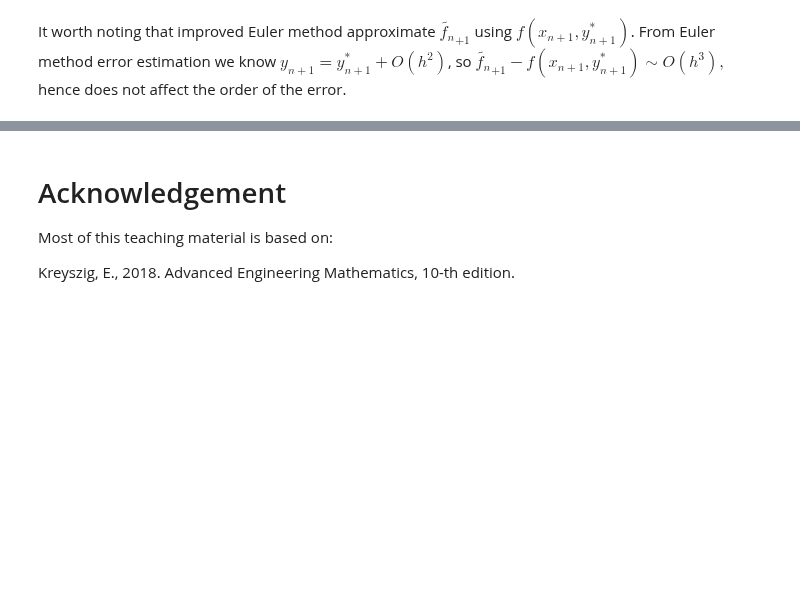
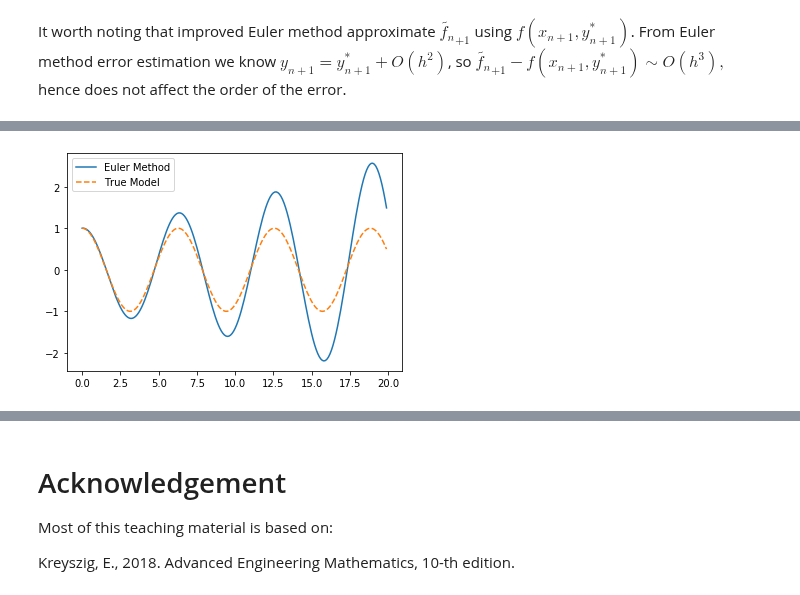
Before and after one commit to jshragge/CSM_GP_GEOPCOMP, a Jupyter notebook: 06_Ordinary_Differential_Equations.ipynb, the cells around one changed output, grey strips where cells are left out. Saved outputs shown, nothing was run; the diff lists cells and outputs as text; code cells hidden in the pictures; blank space fills up the shorter version.

```diff
--- a/06_Ordinary_Differential_Equations.ipynb
+++ b/06_Ordinary_Differential_Equations.ipynb
@@ -232,0 +492,40 @@ hence does not affect the order of the error.
+# %%
+# python program to perform higher order ODE using Euler method
+
+# set up model parameters
+a = 0.0; b = 20.0;
+N = 200
+h = (b-a)/N
+y1 = np.zeros(N)
+y2 = np.zeros(N)
+x = a + np.arange(N)*h
+
+# set up initial condition
+y1[0] = 1
+y2[0] = 0
+
+# set up ODE function array
+f1 = lambda x,y:y[1]
+f2 = lambda x,y:-y[0]
+def f_bar(x,y):
+    return np.array([f1(x,y),f2(x,y)])
+
+# Perform Euler method
+for i in range(0,N-1):
+    yn = np.array([y1[i],y2[i]])
+    xn = x[i]
+    ynp1 = yn + h*f_bar(xn,yn)
+    y1[i+1] = ynp1[0]
+    y2[i+1] = ynp1[1]
+
+# plot the solution:
+y_true = np.sin(x+np.pi/2)
+y_euler = y1.copy()
+x_euler = x.copy()
+plt.figure()
+plt.plot(x_euler,y_euler,label='Euler Method')
+plt.plot(x,y_true,'--',label='True Model')
+plt.legend()
+plt.show()
+# %% [output]
+[figure, added]
```
Also changed, not shown: parts of 24 cells of this notebook, 1 other file.
